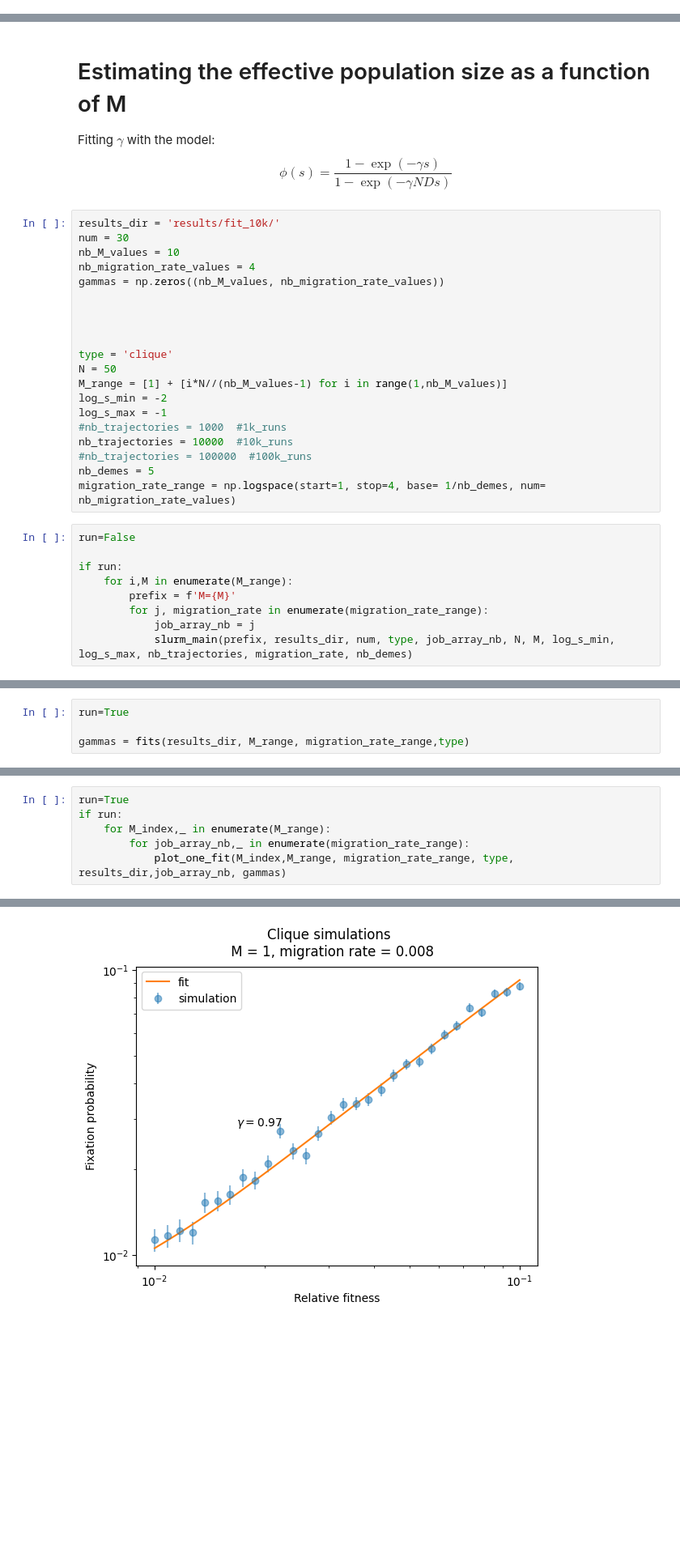
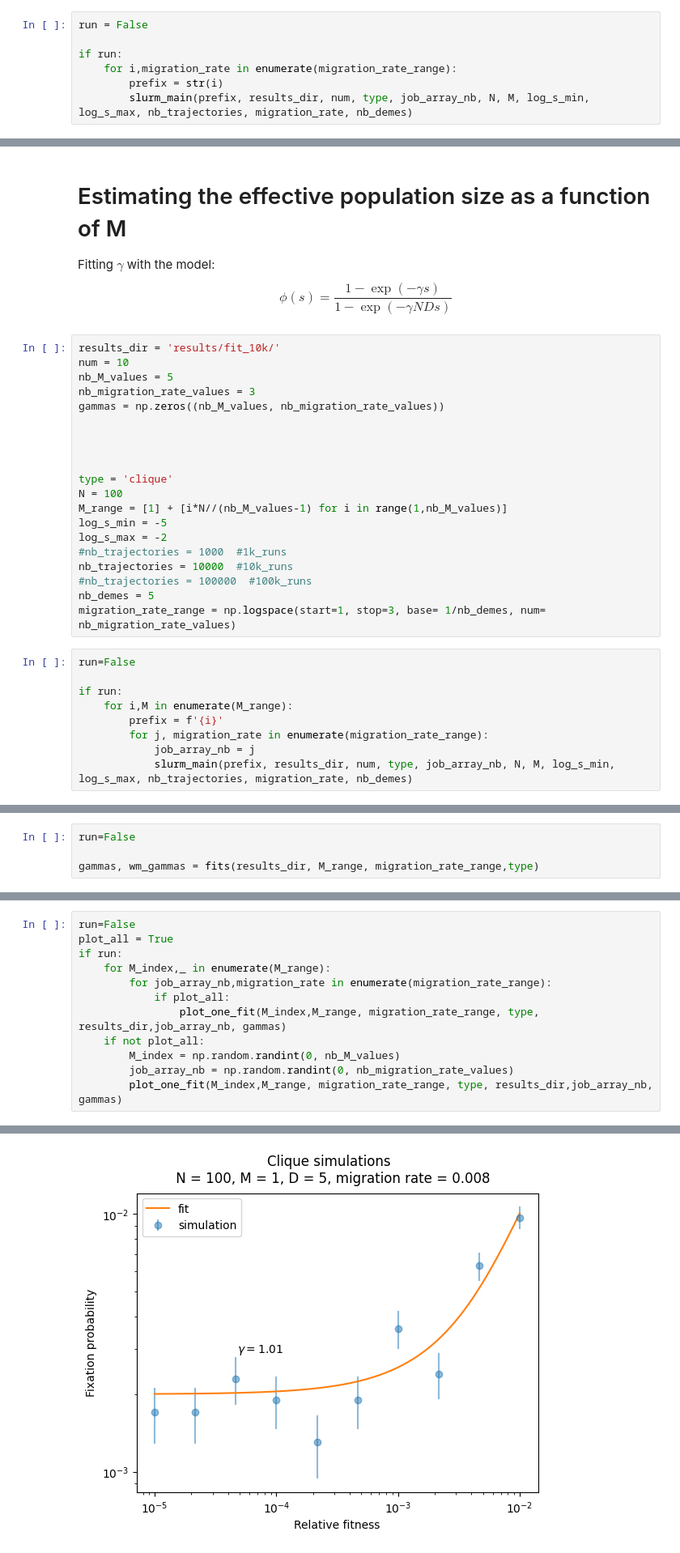
Before and after one commit to Bitbol-Lab/partial_sampling_spatially_structured_population, a Jupyter notebook: run.ipynb, the cells around one changed output, grey strips where cells are left out. Shown at 81% size. Cells and saved outputs as stored; diff of their text form; blank space fills up the shorter version.

Commit message:
last plots

```diff
--- a/run.ipynb
+++ b/run.ipynb
@@ -61,0 +163,7 @@ if run:
+# %%
+run = False
+
+if run:
+    for i,migration_rate in enumerate(migration_rate_range):
+        prefix = str(i)
+        slurm_main(prefix, results_dir, num, type, job_array_nb, N, M, log_s_min, log_s_max, nb_trajectories, migration_rate, nb_demes)
@@ -68,30 +217,30 @@ $$
 $$
 # %%
 results_dir = 'results/fit_10k/'
-num = 30
-nb_M_values = 10
-nb_migration_rate_values = 4
+num = 10
+nb_M_values = 5
+nb_migration_rate_values = 3
 gammas = np.zeros((nb_M_values, nb_migration_rate_values))
 
 
 
 
 type = 'clique'
-N = 50
+N = 100
 M_range = [1] + [i*N//(nb_M_values-1) for i in range(1,nb_M_values)]
-log_s_min = -2
-log_s_max = -1
+log_s_min = -5
+log_s_max = -2
 #nb_trajectories = 1000  #1k_runs
 nb_trajectories = 10000  #10k_runs
 #nb_trajectories = 100000  #100k_runs
 nb_demes = 5
-migration_rate_range = np.logspace(start=1, stop=4, base= 1/nb_demes, num= nb_migration_rate_values)
+migration_rate_range = np.logspace(start=1, stop=3, base= 1/nb_demes, num= nb_migration_rate_values)
 # %%
 run=False
 
 if run:
     for i,M in enumerate(M_range):
-        prefix = f'M={M}'
+        prefix = f'{i}'
         for j, migration_rate in enumerate(migration_rate_range):
             job_array_nb = j
             slurm_main(prefix, results_dir, num, type, job_array_nb, N, M, log_s_min, log_s_max, nb_trajectories, migration_rate, nb_demes)
@@ -98,5 +259,5 @@ if run:
 # %%
-run=True
+run=False
 
-gammas = fits(results_dir, M_range, migration_rate_range,type)
+gammas, wm_gammas = fits(results_dir, M_range, migration_rate_range,type)
 # %% [output]
@@ -104,7 +265,13 @@ gammas = fits(results_dir, M_range, migration_rate_range,type)
 # %%
-run=True
+run=False
+plot_all = True
 if run:
     for M_index,_ in enumerate(M_range):
-        for job_array_nb,_ in enumerate(migration_rate_range):
-            plot_one_fit(M_index,M_range, migration_rate_range, type, results_dir,job_array_nb, gammas)
+        for job_array_nb,migration_rate in enumerate(migration_rate_range):
+            if plot_all:
+                plot_one_fit(M_index,M_range, migration_rate_range, type, results_dir,job_array_nb, gammas)
+    if not plot_all:
+        M_index = np.random.randint(0, nb_M_values)
+        job_array_nb = np.random.randint(0, nb_migration_rate_values)
+        plot_one_fit(M_index,M_range, migration_rate_range, type, results_dir,job_array_nb, gammas)
 # %% [output]
@@ -113 +281 @@ if run:
-[figure, old version]
+[figure, new version]
```
Also changed, not shown: parts of 23 cells of this notebook, 5 other files.
